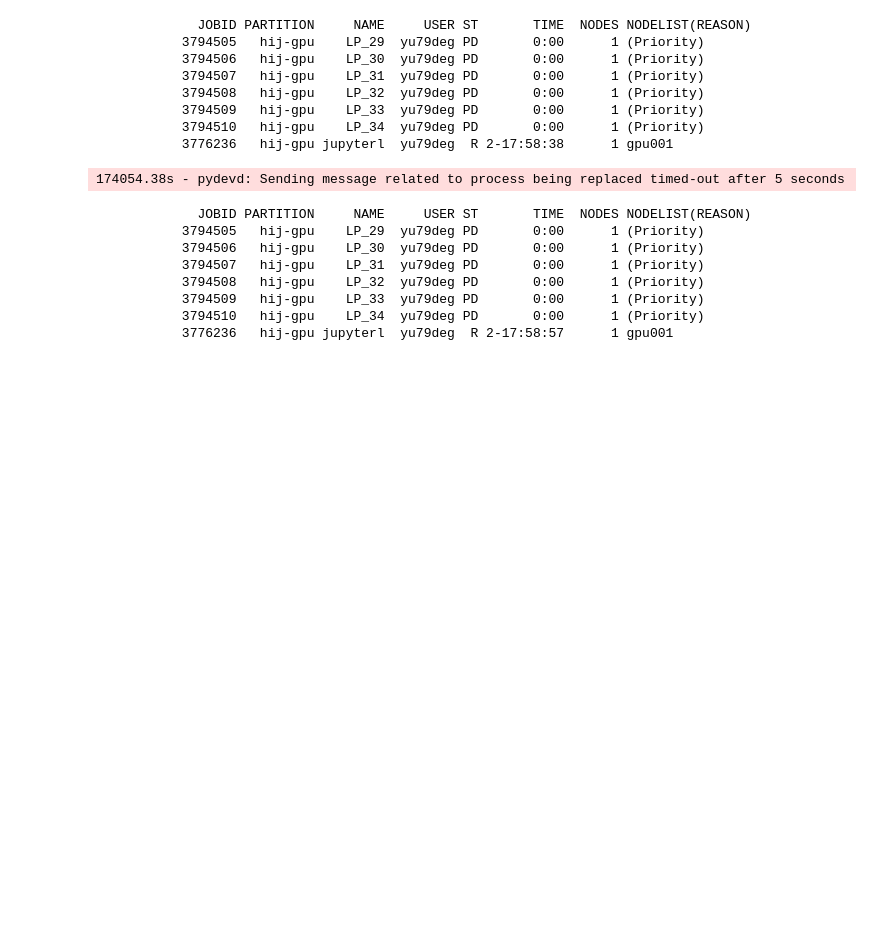
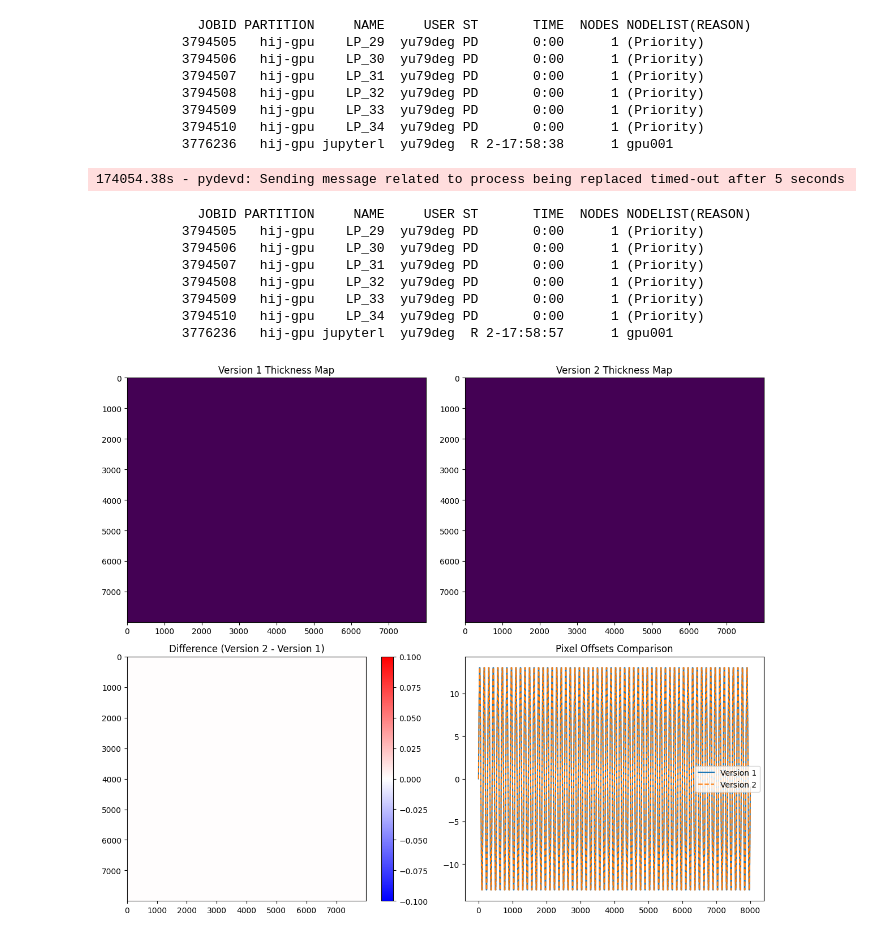
Before and after one commit to amatheron/AimeDF, a Jupyter notebook: notebooks/1st_conv_test.ipynb, the cells around one changed output. Cells and saved outputs as stored; diff of their text form; code cells hidden in the pictures; blank space fills up the shorter version.

Commit message:
new version of diffra

```diff
--- a/notebooks/1st_conv_test.ipynb
+++ b/notebooks/1st_conv_test.ipynb
@@ -194,3 +194,66 @@ Submitted batch job 3794510
            3794509   hij-gpu    LP_33  yu79deg PD       0:00      1 (Priority)
            3794510   hij-gpu    LP_34  yu79deg PD       0:00      1 (Priority)
            3776236   hij-gpu jupyterl  yu79deg  R 2-17:58:57      1 gpu001
+# %%
+import numpy as np
+import matplotlib.pyplot as plt
+from scipy import signal
+
+# Parameters
+N = 8000
+prop_size = 0.0012 #in [m]
+pxsize = prop_size / N
+Na = (np.arange(N) - int(N/2)) * pxsize
+amplitude = 2.0e-06
+wavelength = 1.9999999999999998e-05
+
+# Initialize base thicknessmap
+thicknessmap = np.ones((N, N))
+
+# --- Version 1 (original with transpose and per-element int()) ---
+def version_1(thicknessmap):
+    offsets = np.sin(Na * (2 * 3.1415 / wavelength)) * amplitude
+    offsets_px = np.round(offsets / pxsize)
+    tmp = thicknessmap * 0
+    for yi in np.arange(N):
+        op = int(offsets_px[yi])
+        a = np.roll(np.transpose(np.array(thicknessmap[:, yi])), op)
+        tmp[:, yi] = np.transpose(a)
+    return tmp, offsets_px
+
+# --- Version 2 (cleaner version with astype(int)) ---
+def version_2(thicknessmap):
+    x = Na * 2 * np.pi / wavelength
+    offsets_m = np.sin(x) * amplitude
+    offsets_px = np.round(offsets_m / pxsize).astype(int)
+    tmp = np.zeros_like(thicknessmap)
+    for yi in range(N):
+        tmp[:, yi] = np.roll(thicknessmap[:, yi], offsets_px[yi])
+    return tmp, offsets_px
+
+# Run both versions
+map1, offsets1 = version_1(thicknessmap)
+map2, offsets2 = version_2(thicknessmap)
+
+# Plotting
+fig, axs = plt.subplots(2, 2, figsize=(12, 10))
+
+axs[0, 0].imshow(map1, cmap='viridis', aspect='auto')
+axs[0, 0].set_title("Version 1 Thickness Map")
+
+axs[0, 1].imshow(map2, cmap='viridis', aspect='auto')
+axs[0, 1].set_title("Version 2 Thickness Map")
+
+im = axs[1, 0].imshow(map2 - map1, cmap='bwr', aspect='auto')
+axs[1, 0].set_title("Difference (Version 2 - Version 1)")
+fig.colorbar(im, ax=axs[1, 0])
+
+axs[1, 1].plot(offsets1, label="Version 1")
+axs[1, 1].plot(offsets2, label="Version 2", linestyle='--')
+axs[1, 1].set_title("Pixel Offsets Comparison")
+axs[1, 1].legend()
+
+plt.tight_layout()
+plt.show()
+# %% [output]
+[figure, added]
```
Also changed, not shown: parts of 5 cells of this notebook, 11 other files.
